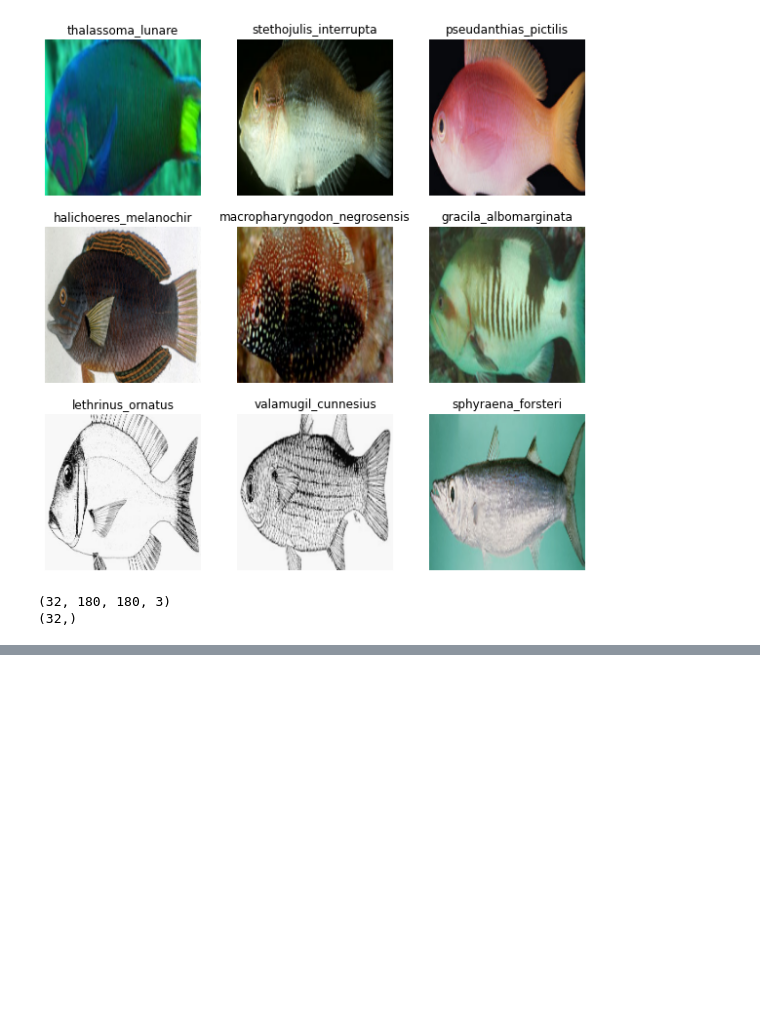
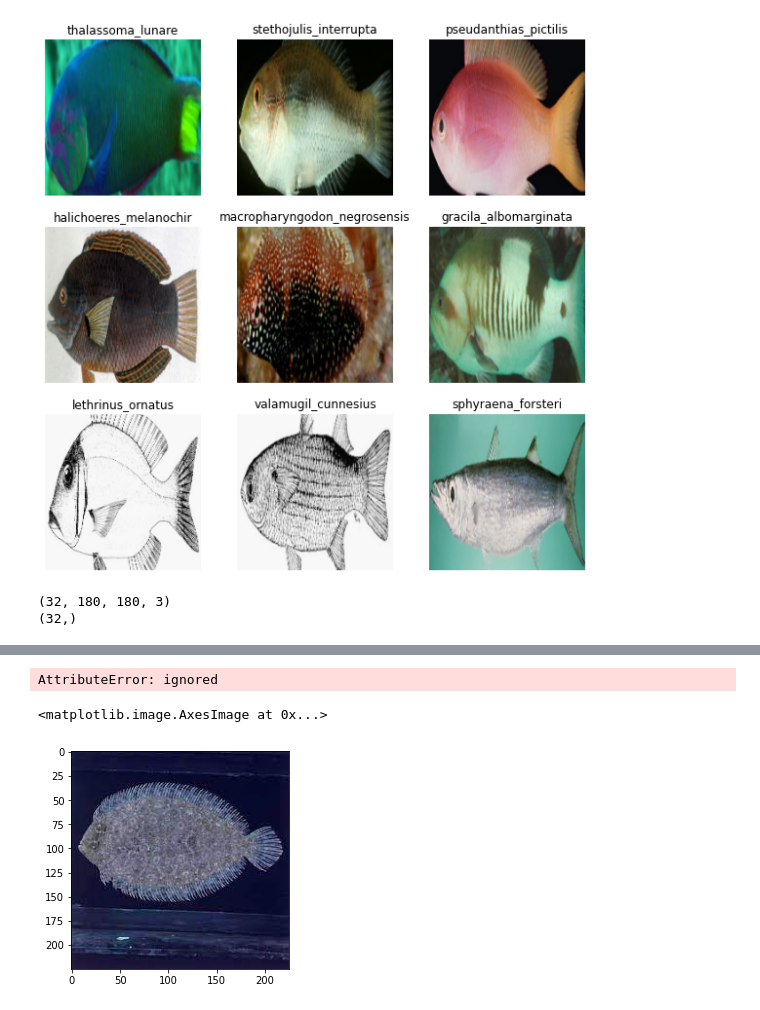
Before and after one commit to kaqreal/ds-capstone-project-fish, a Jupyter notebook: Model_Google_Colab.ipynb, the cells around one changed output, grey strips where cells are left out. Saved outputs shown, nothing was run; the diff lists cells and outputs as text; code cells hidden in the pictures; blank space fills up the shorter version.

```diff
--- a/Model_Google_Colab.ipynb
+++ b/Model_Google_Colab.ipynb
@@ -151,0 +156,20 @@ Epoch 10/10
+# %%
+plt.imshow(img.numpy().astype("uint8"))
+# %% [output]
+AttributeError: ignored
+# %%
+# Python program to read
+# image using matplotlib
+
+# importing matplotlib modules
+import matplotlib.image as mpimg
+import matplotlib.pyplot as plt
+
+# Read Images
+img = mpimg.imread("/content/drive/MyDrive/fish_photos/Testfish/Testfish/Testfish.jpg")
+
+# Output Images
+plt.imshow(img)
+# %% [output]
+<matplotlib.image.AxesImage at 0x...>
+[figure, added]
```
Also changed, not shown: parts of 27 cells of this notebook.
